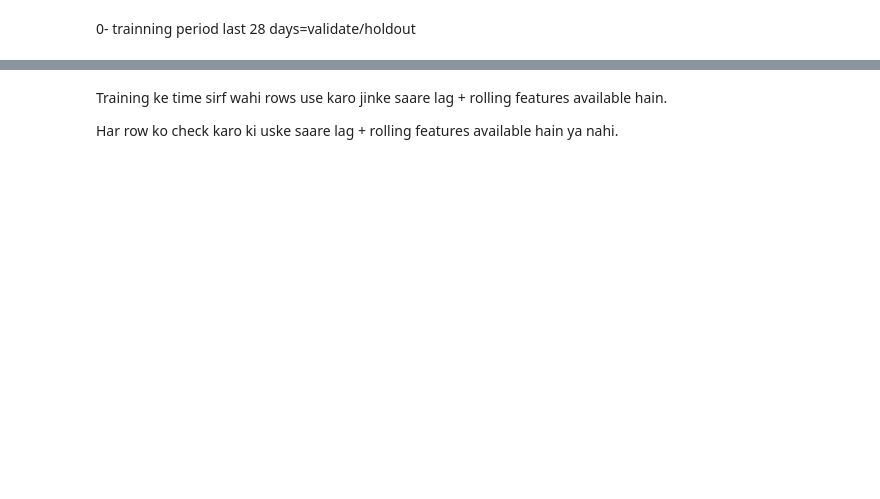
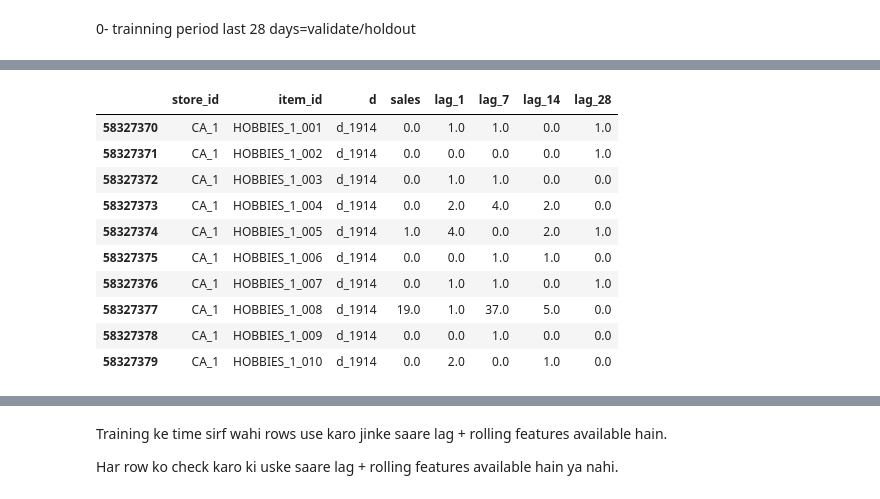
Before and after one commit to Annu881/Store-level-demand-forcaster, a Jupyter notebook: EDA.ipynb, the cells around one changed output, grey strips where cells are left out. Saved outputs shown, nothing was run; the diff lists cells and outputs as text; code cells hidden in the pictures; blank space fills up the shorter version.

```diff
--- a/EDA.ipynb
+++ b/EDA.ipynb
@@ -762,5 +1109,5 @@ print("Count:",len(closed_days))
 # %%
-#store closer indicaters
-long_sales["is_store_closed"]=long_sales["d"].isin(closed_days).astype(int8)
+# This feature is only a diagnostic; low-sales days are not necessarily closures.
+long_sales["is_store_closed"] = long_sales["d"].isin(closed_days).astype(np.int8)
 
 print(long_sales["is_store_closed"].value_counts())
@@ -1113,22 +1664,35 @@ print(
 # %%
-#check first validation day
-val_day=long_sales[
-    long_sales["d"]=="d_1914"
+# Check the first validation day
+val_day = long_sales[
+    long_sales["d"] == "d_1914"
 ]
 
 display(
     val_day[
-                  "store_id",
-                    "item_id",
-                    "d",
-                    "sales",
-                    "lag_1",
-                    "lag_7",
-                    "lag_14",
-                    "lag_28"
-
-    ]head(10)
+        [
+            "store_id",
+            "item_id",
+            "d",
+            "sales",
+            "lag_1",
+            "lag_7",
+            "lag_14",
+            "lag_28",
+        ]
+    ].head(10)
 )
+# %% [output]
+|  | store_id | item_id | d | sales | lag_1 | lag_7 | lag_14 | lag_28 |
+| 58327370 | CA_1 | HOBBIES_1_001 | d_1914 | 0.0 | 1.0 | 1.0 | 0.0 | 1.0 |
+| 58327371 | CA_1 | HOBBIES_1_002 | d_1914 | 0.0 | 0.0 | 0.0 | 0.0 | 1.0 |
+| 58327372 | CA_1 | HOBBIES_1_003 | d_1914 | 0.0 | 1.0 | 1.0 | 0.0 | 0.0 |
+| 58327373 | CA_1 | HOBBIES_1_004 | d_1914 | 0.0 | 2.0 | 4.0 | 2.0 | 0.0 |
+| 58327374 | CA_1 | HOBBIES_1_005 | d_1914 | 1.0 | 4.0 | 0.0 | 2.0 | 1.0 |
+| 58327375 | CA_1 | HOBBIES_1_006 | d_1914 | 0.0 | 0.0 | 1.0 | 1.0 | 0.0 |
+| 58327376 | CA_1 | HOBBIES_1_007 | d_1914 | 0.0 | 1.0 | 1.0 | 0.0 | 1.0 |
+| 58327377 | CA_1 | HOBBIES_1_008 | d_1914 | 19.0 | 1.0 | 37.0 | 5.0 | 0.0 |
+| 58327378 | CA_1 | HOBBIES_1_009 | d_1914 | 0.0 | 0.0 | 1.0 | 0.0 | 0.0 |
+| 58327379 | CA_1 | HOBBIES_1_010 | d_1914 | 0.0 | 2.0 | 0.0 | 1.0 | 0.0 |
 # %%
 #Recurisvive 28 daus forcasting
 
```
Also changed, not shown: parts of 59 cells of this notebook.
